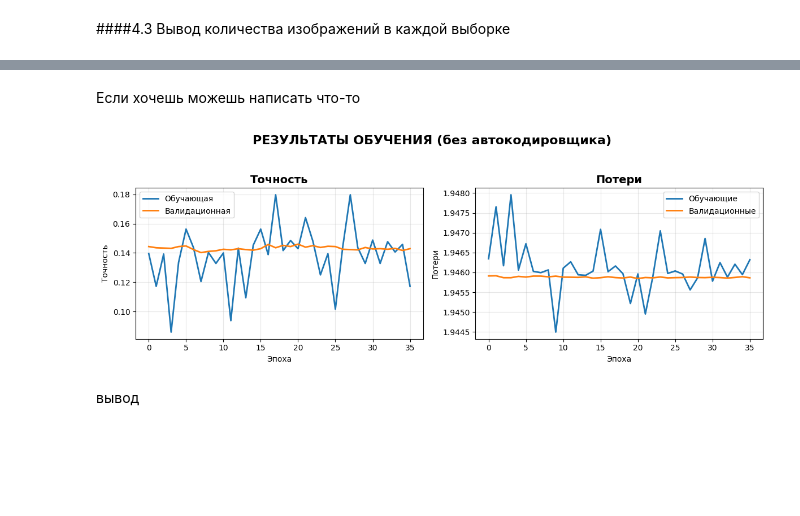
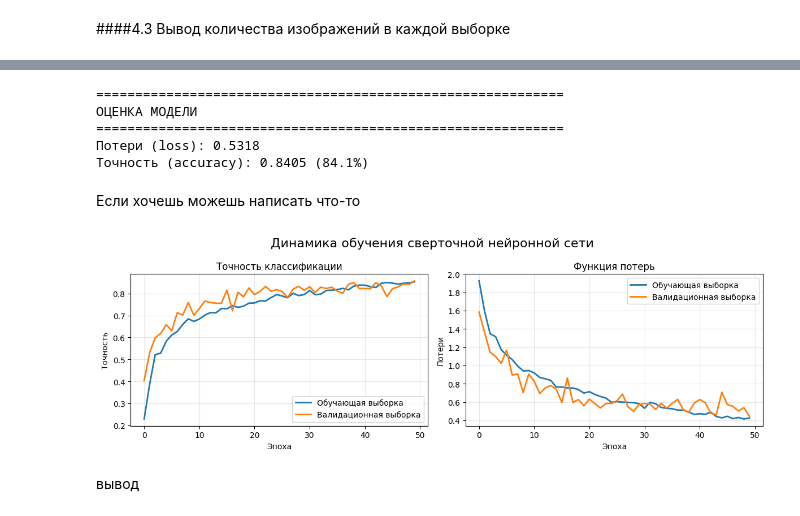
Before and after one commit to Daria-Chernykh/iad-lab3, a Jupyter notebook: lab3.ipynb, the cells around one changed output, grey strips where cells are left out. Cells and saved outputs as stored; diff of their text form; code cells hidden in the pictures; blank space fills up the shorter version.

```diff
--- a/lab3.ipynb
+++ b/lab3.ipynb
@@ -370,0 +284,18 @@ Accuracy: 0.1404 (14.0%)
+# %%
+# 5.5. Обучение модели
+history = model.fit(
+    train_generator,
+    epochs=50,
+    validation_data=val_generator,
+    steps_per_epoch=math.ceil(num_train / batch_size),
+    validation_steps=math.ceil(num_val / batch_size),
+    callbacks=callbacks,
+    verbose=1
+)
+
+# 5.6. Оценка модели на тестовой выборке
+test_results = model.evaluate(
+    test_generator,
+    steps=math.ceil(num_test / batch_size),
+    verbose=1
+)
@@ -371,38 +320,47 @@ Accuracy: 0.1404 (14.0%)
+# %%
+print("\n" + "=" * 60)
+print("ОЦЕНКА МОДЕЛИ")
+print("=" * 60)
+
+print(f"Потери (loss): {test_results[0]:.4f}")
+print(f"Точность (accuracy): {test_results[1]:.4f} ({test_results[1]*100:.1f}%)")
+# %% [output]
+============================================================
+ОЦЕНКА МОДЕЛИ
+============================================================
+Потери (loss): 0.5318
+Точность (accuracy): 0.8405 (84.1%)
 # %% [markdown]
 Если хочешь можешь написать что-то
 # %%
-# 7. ВИЗУАЛИЗАЦИЯ
-def plot_simple_training_results(history):
-    """
-    Упрощенная визуализация (только accuracy и loss)
-    """
+# 5.7. Визуализация изменения точности и функции потерь в процессе обучения
+def plot_training_results(history):
     fig, axes = plt.subplots(1, 2, figsize=(12, 4))
 
-    # График точности
-    axes[0].plot(history.history['accuracy'], label='Обучающая', linewidth=2)
-    axes[0].plot(history.history['val_accuracy'], label='Валидационная', linewidth=2)
-    axes[0].set_title('Точность', fontsize=14, fontweight='bold')
-    axes[0].set_xlabel('Эпоха')
-    axes[0].set_ylabel('Точность')
+    # Точность классификации
+    axes[0].plot(history.history["accuracy"], label="Обучающая выборка", linewidth=2)
+    axes[0].plot(history.history["val_accuracy"], label="Валидационная выборка", linewidth=2)
+    axes[0].set_title("Точность классификации")
+    axes[0].set_xlabel("Эпоха")
+    axes[0].set_ylabel("Точность")
     axes[0].legend()
     axes[0].grid(True, alpha=0.3)
 
-    # График потерь
-    axes[1].plot(history.history['loss'], label='Обучающие', linewidth=2)
-    axes[1].plot(history.history['val_loss'], label='Валидационные', linewidth=2)
-    axes[1].set_title('Потери', fontsize=14, fontweight='bold')
-    axes[1].set_xlabel('Эпоха')
-    axes[1].set_ylabel('Потери')
+    # Функция потерь
+    axes[1].plot(history.history["loss"], label="Обучающая выборка", linewidth=2)
+    axes[1].plot(history.history["val_loss"], label="Валидационная выборка", linewidth=2)
+    axes[1].set_title("Функция потерь")
+    axes[1].set_xlabel("Эпоха")
+    axes[1].set_ylabel("Потери")
     axes[1].legend()
     axes[1].grid(True, alpha=0.3)
 
-    plt.suptitle('РЕЗУЛЬТАТЫ ОБУЧЕНИЯ (без автокодировщика)',
-                fontsize=16, fontweight='bold', y=1.05)
+    plt.suptitle("Динамика обучения сверточной нейронной сети", fontsize=16)
     plt.tight_layout()
     plt.show()
 
-plot_simple_training_results(history)
+plot_training_results(history)
 # %% [output]
-[figure, old version]
+[figure, new version]
 # %% [markdown]
 вывод
```
Also changed, not shown: parts of 29 cells of this notebook.
